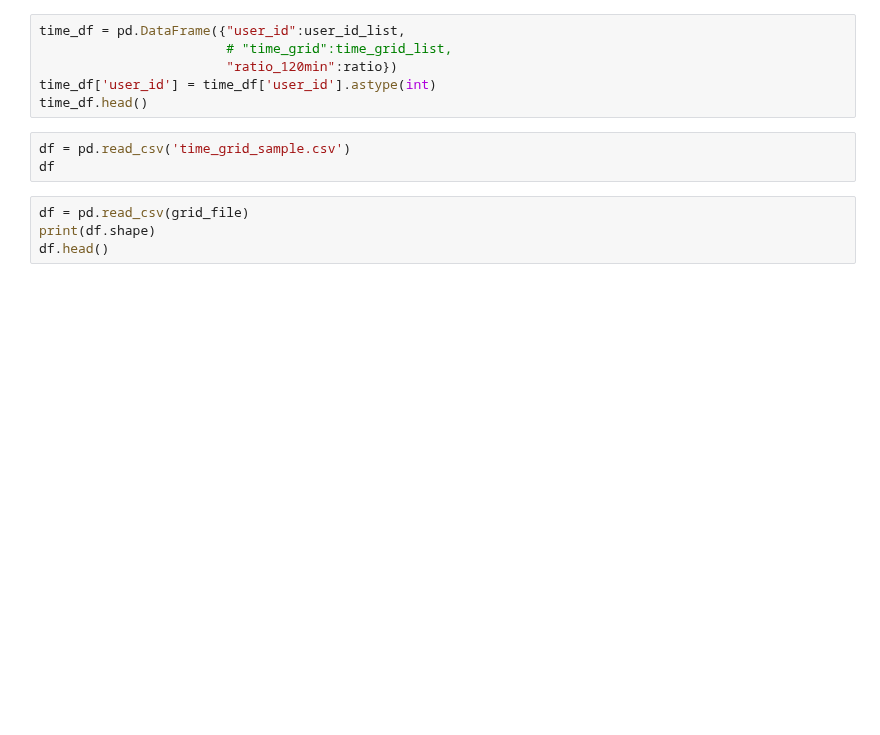
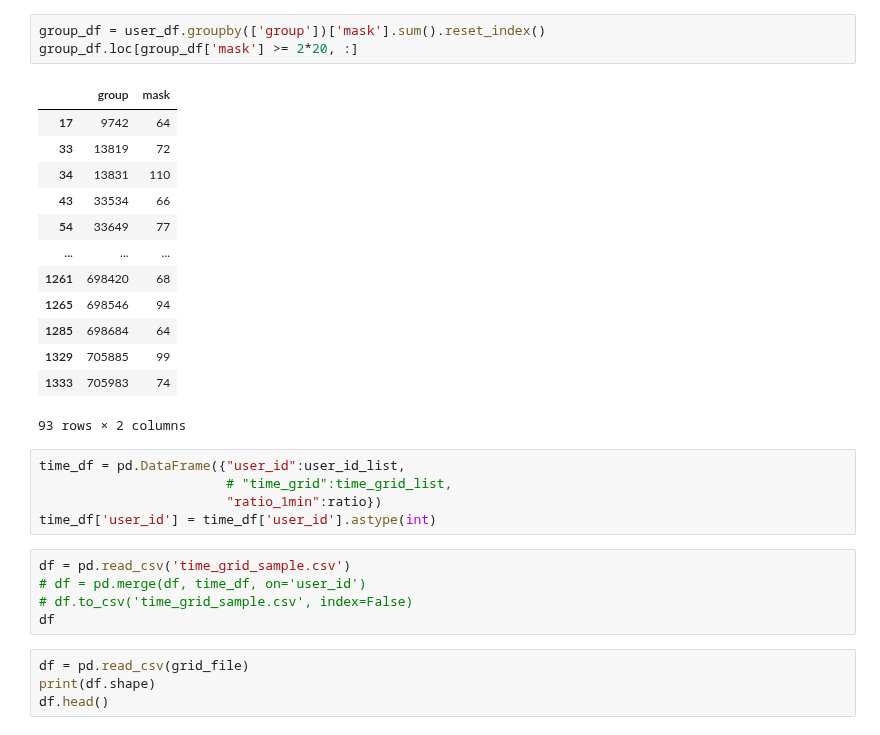
Before and after one commit to shkoma/geolife_timehetnet, a Jupyter notebook: data/geolife/preprocess.ipynb, the cells around one changed output. Saved outputs shown, nothing was run; the diff lists cells and outputs as text; blank space fills up the shorter version.

```diff
--- a/data/geolife/preprocess.ipynb
+++ b/data/geolife/preprocess.ipynb
@@ -142,11 +267,29 @@ end: 2008-03-14 04:00:00
+# %%
+group_df = user_df.groupby(['group'])['mask'].sum().reset_index()
+group_df.loc[group_df['mask'] >= 2*20, :]
+# %% [output]
+|  | group | mask |
+| 17 | 9742 | 64 |
+| 33 | 13819 | 72 |
+| 34 | 13831 | 110 |
+| 43 | 33534 | 66 |
+| 54 | 33649 | 77 |
+| ... | ... | ... |
+| 1261 | 698420 | 68 |
+| 1265 | 698546 | 94 |
+| 1285 | 698684 | 64 |
+| 1329 | 705885 | 99 |
+| 1333 | 705983 | 74 |
+93 rows × 2 columns
 # %%
 time_df = pd.DataFrame({"user_id":user_id_list,
                         # "time_grid":time_grid_list,
-                        "ratio_120min":ratio})
+                        "ratio_1min":ratio})
 time_df['user_id'] = time_df['user_id'].astype(int)
-time_df.head()
 # %%
 df = pd.read_csv('time_grid_sample.csv')
+# df = pd.merge(df, time_df, on='user_id')
+# df.to_csv('time_grid_sample.csv', index=False)
 df
 # %%
 df = pd.read_csv(grid_file)
```
Also changed, not shown: parts of 3 cells of this notebook, 9 other files.
